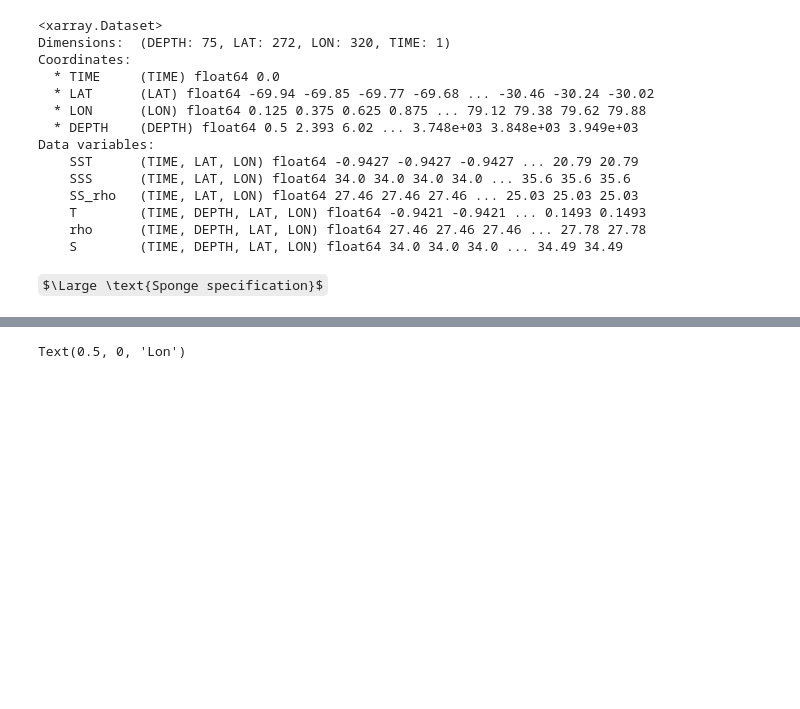
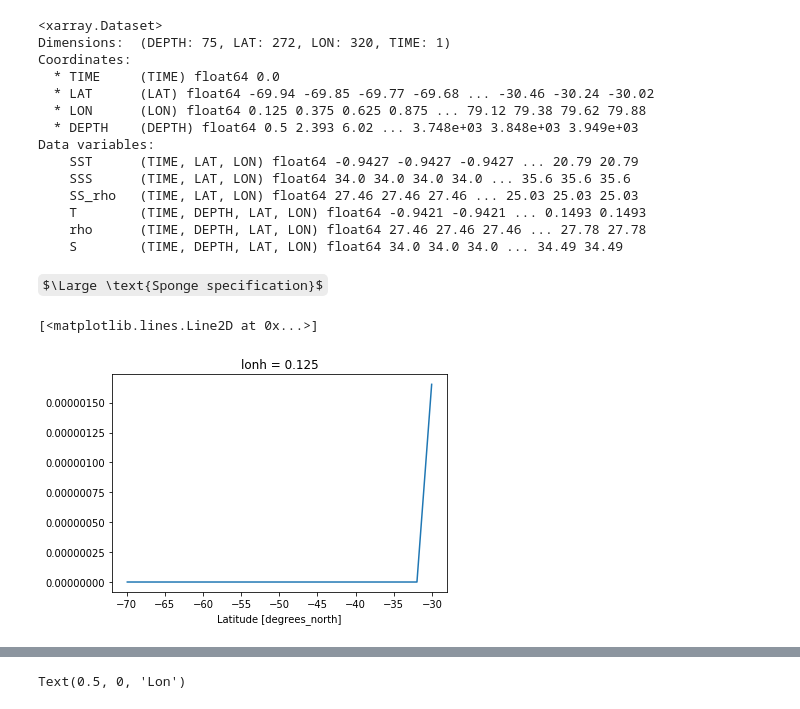
Before and after one commit to hmkhatri/MOM6-Channel-Southern-Ocean, a Jupyter notebook: Notebooks/Input_Files.ipynb, the cells around one changed output, grey strips where cells are left out. Drawn from its saved outputs; the diff is of its cells as text; code cells hidden in the pictures; some formulas as TeX source; blank space fills up the shorter version.

```diff
--- a/Notebooks/Input_Files.ipynb
+++ b/Notebooks/Input_Files.ipynb
@@ -717,4 +738,21 @@ Data variables:
 TS_Z_init.to_netcdf('../../MOM6_Channel_Input/TS_init_Z'+'.nc')
 # %% [markdown]
 $\Large \text{Sponge specification}$
+# %%
+sponge_wid = 2.
+
+sponge_width = np.max(Y.isel(lonh=0).values) - Y.isel(lonh =0, lath = np.abs(Y.lath.values - np.max(Y.lath.values)
+                                                                       + sponge_wid).argmin()).values
+
+idampval = 1./(7.*86400.)
+
+idamp = xr.zeros_like(Y)
+sponge_region = Y > Y.max(xr.ALL_DIMS)-sponge_width
+idamp = idamp + xr.zeros_like(Y).where(~sponge_region,idampval)
+idamp = idamp * (Y - Y.max(xr.ALL_DIMS) + sponge_width) / sponge_width
+# %%
+idamp.isel(lonh=0).plot()
+# %% [output]
+[<matplotlib.lines.Line2D at 0x...>]
+[figure, added]
 # %%
```
Also changed, not shown: parts of 11 cells of this notebook, 1 other file.
